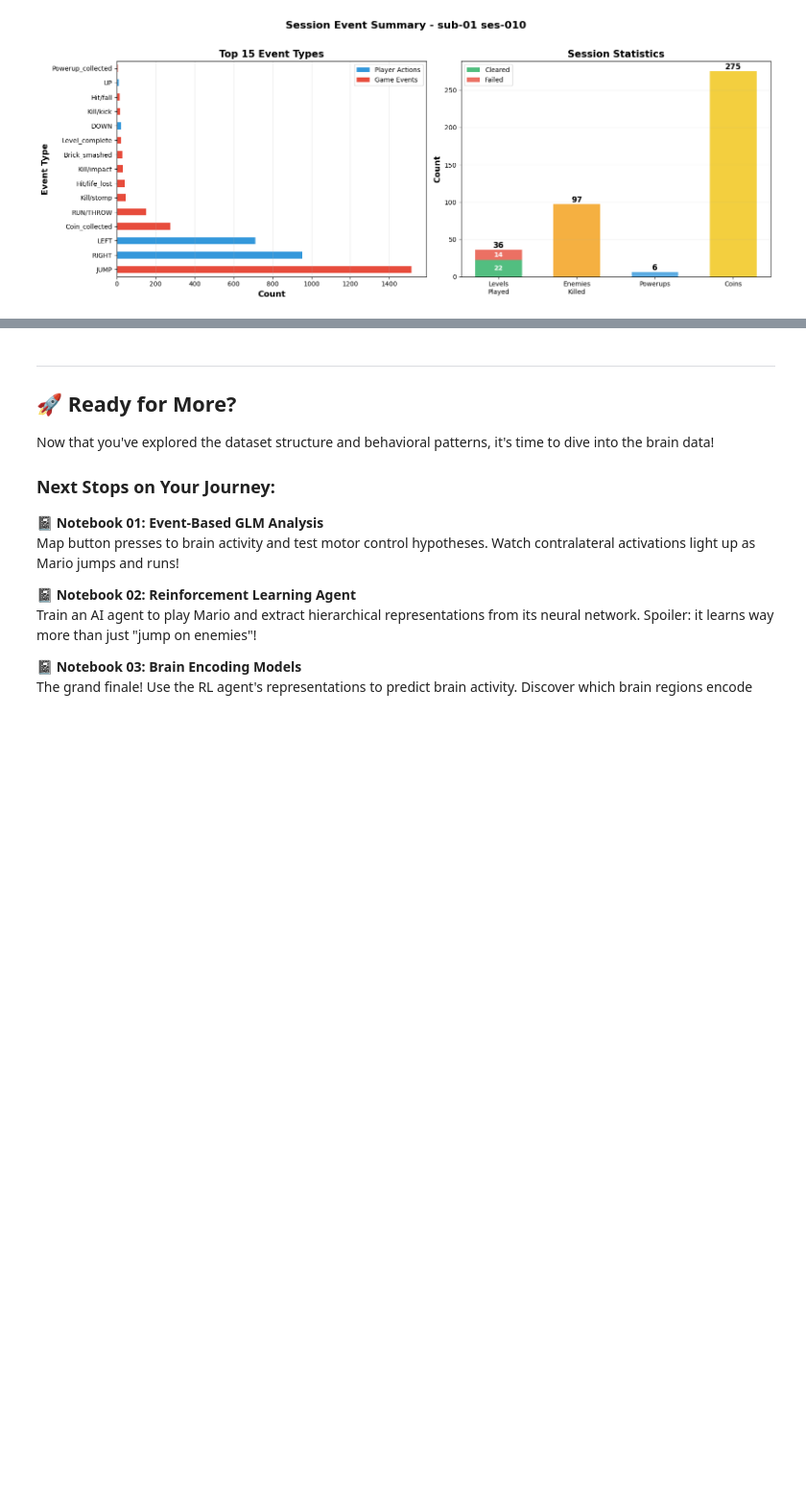
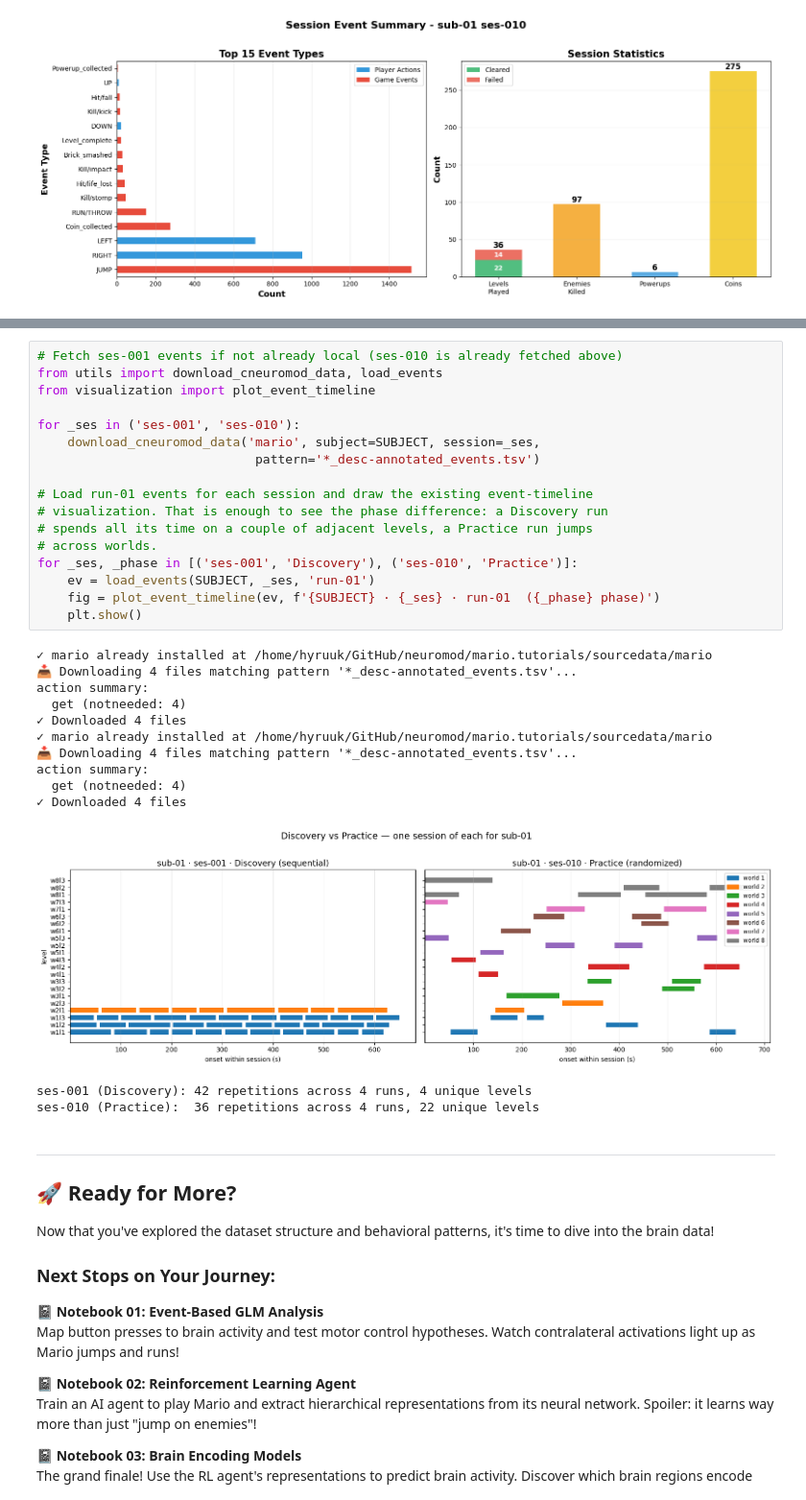
Before and after one commit to courtois-neuromod/mario.tutorials, a Jupyter notebook: notebooks/00_dataset_overview.ipynb, the cells around one changed output, grey strips where cells are left out. Shown at 96% size. Saved outputs shown, nothing was run; the diff lists cells and outputs as text; blank space fills up the shorter version.

```diff
--- a/notebooks/00_dataset_overview.ipynb
+++ b/notebooks/00_dataset_overview.ipynb
@@ -489,3 +436,34 @@ print(f'ses-010 (Practice):  {len(ses010)} repetitions across {ses010["run"].nun
+# %%
+# Fetch ses-001 events if not already local (ses-010 is already fetched above)
+from utils import download_cneuromod_data, load_events
+from visualization import plot_event_timeline
+
+for _ses in ('ses-001', 'ses-010'):
+    download_cneuromod_data('mario', subject=SUBJECT, session=_ses,
+                             pattern='*_desc-annotated_events.tsv')
+
+# Load run-01 events for each session and draw the existing event-timeline
+# visualization. That is enough to see the phase difference: a Discovery run
+# spends all its time on a couple of adjacent levels, a Practice run jumps
+# across worlds.
+for _ses, _phase in [('ses-001', 'Discovery'), ('ses-010', 'Practice')]:
+    ev = load_events(SUBJECT, _ses, 'run-01')
+    fig = plot_event_timeline(ev, f'{SUBJECT} · {_ses} · run-01  ({_phase} phase)')
+    plt.show()
+# %% [output]
+✓ mario already installed at /home/hyruuk/GitHub/neuromod/mario.tutorials/sourcedata/mario
+📥 Downloading 4 files matching pattern '*_desc-annotated_events.tsv'...
+action summary:
+  get (notneeded: 4)
+✓ Downloaded 4 files
+✓ mario already installed at /home/hyruuk/GitHub/neuromod/mario.tutorials/sourcedata/mario
+📥 Downloading 4 files matching pattern '*_desc-annotated_events.tsv'...
+action summary:
+  get (notneeded: 4)
+✓ Downloaded 4 files
+[figure, added]
+ses-001 (Discovery): 42 repetitions across 4 runs, 4 unique levels
+ses-010 (Practice):  36 repetitions across 4 runs, 22 unique levels
 # %% [markdown]
 ---
 
```
Also changed, not shown: parts of 3 cells of this notebook.
